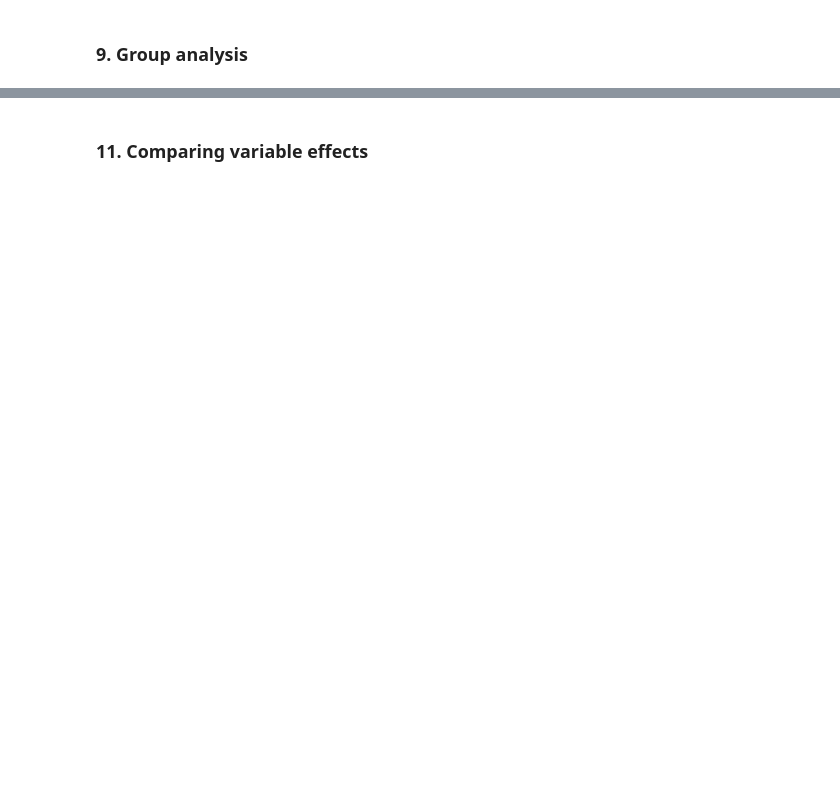
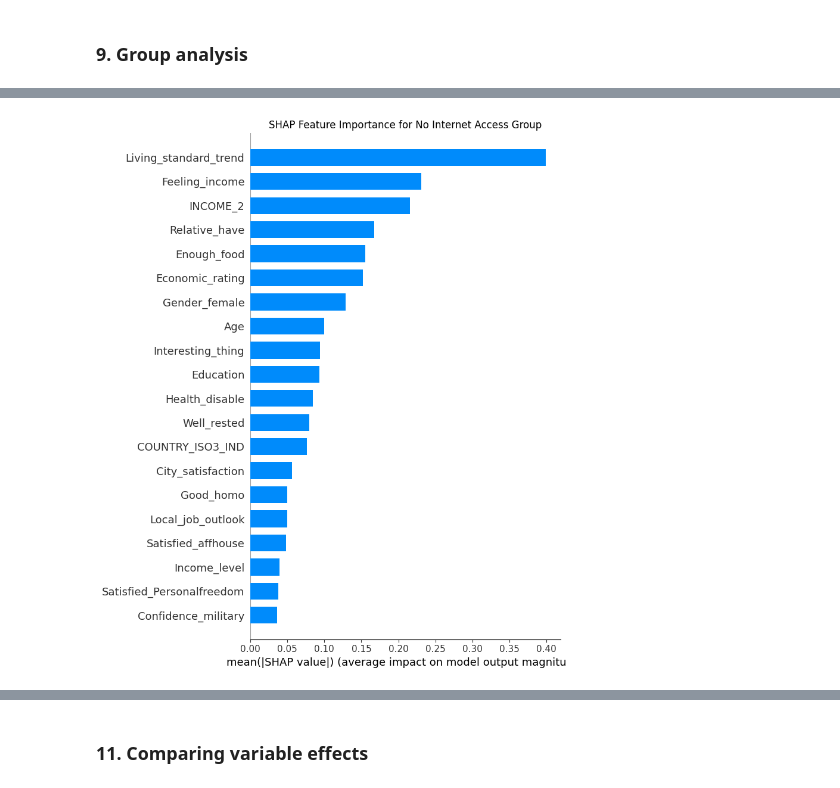
Before and after one commit to MichaelChaoLi-cpu/GallupWellBeingResearch, a Jupyter notebook: Code/ZH_AN_InternetUseDifferencePSMXgbShap_v1.ipynb, the cells around one changed output, grey strips where cells are left out. Cells and saved outputs as stored; diff of their text form; code cells hidden in the pictures; blank space fills up the shorter version.

```diff
--- a/Code/ZH_AN_InternetUseDifferencePSMXgbShap_v1.ipynb
+++ b/Code/ZH_AN_InternetUseDifferencePSMXgbShap_v1.ipynb
@@ -614,0 +640,9 @@ plt.show()
+# %%
+# 步骤4：绘制无互联网访问组的特征重要性总结图
+plt.figure(figsize=(12, 8))
+shap.summary_plot(shap_values_control, X_control, plot_type="bar", show=False)
+plt.title("SHAP Feature Importance for No Internet Access Group")
+plt.tight_layout()
+plt.show()
+# %% [output]
+[figure, added]
```
Also changed, not shown: parts of 74 cells of this notebook, 3 other files.
